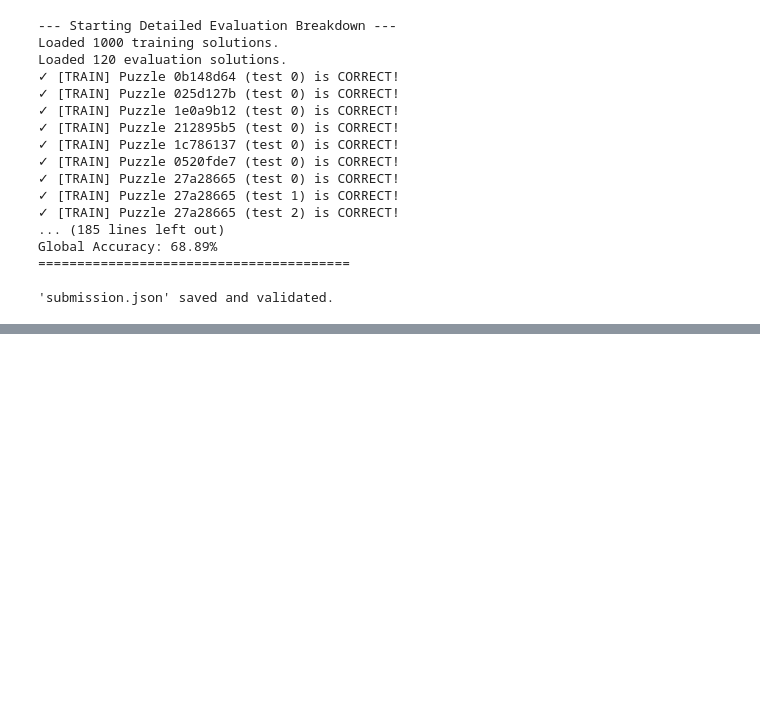
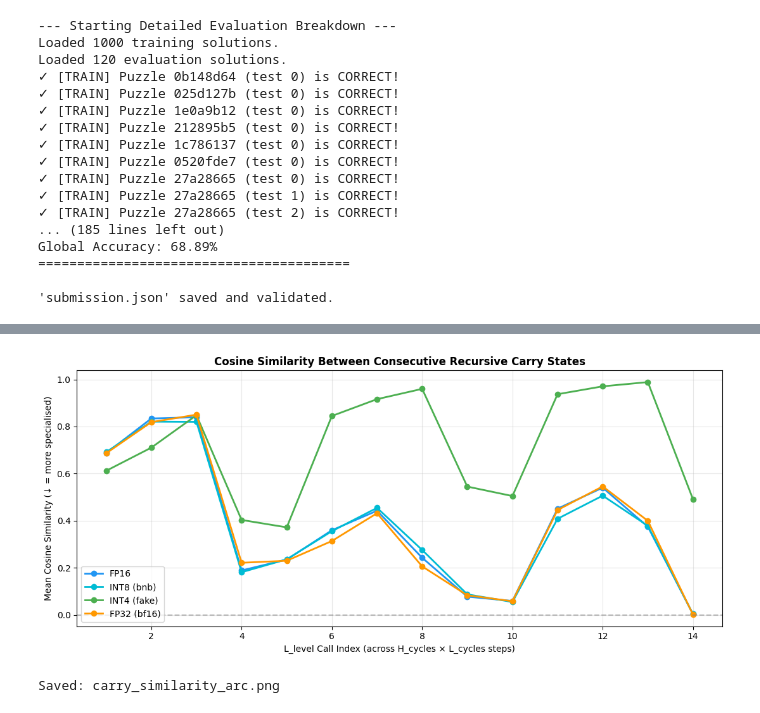
Before and after one commit to Seqaeon/EdgeTRM, a Jupyter notebook: edge-trm-copy.ipynb, the cells around one changed output, grey strips where cells are left out. Drawn from its saved outputs; the diff is of its cells as text; code cells hidden in the pictures; blank space fills up the shorter version.

```diff
--- a/edge-trm-copy.ipynb
+++ b/edge-trm-copy.ipynb
@@ -1263,0 +1845,43 @@ checkpoints/Arc2test-aug-128-ACT-torch/TinyRecursiveReasoningModel_ACTV1 interes
+# %%
+# ── 7.2  Compare carry similarity across quantization variants ────────────────
+sim_results = {}
+
+if train_loader is not None and variants:
+    # Compare a subset of variants (GPU ones — CPU INT8 is too slow for this)
+    sim_targets = {k: v for k, v in variants.items()
+                   if v[1] != "cpu"}  # skip CPU variants
+    if not sim_targets:
+        sim_targets = dict(list(variants.items())[:2])  # fallback: first two
+
+    for vname, (vm, dev) in sim_targets.items():
+        print(f"Collecting carry similarities for {vname} on {dev}...")
+        try:
+            sims = collect_carry_similarities(vm, train_loader, device=dev, n_batches=3)
+            sim_results[vname] = sims
+            if sims:
+                print(f"  {vname}: {len(sims)} L_level calls, mean sim = {np.mean(sims):.4f}")
+        except Exception as e:
+            print(f"  [WARN] {vname}: {e}")
+            sim_results[vname] = []
+else:
+    print("[SKIP] variants or train_loader not available.")
+
+# Plot
+if any(v for v in sim_results.values()):
+    palette = ["#2196F3", "#00BCD4", "#4CAF50", "#FF9800", "#FF5722"]
+    fig, ax = plt.subplots(figsize=(11, 5))
+    for (vname, sims), color in zip(sim_results.items(), palette):
+        if sims:
+            ax.plot(range(1, len(sims)+1), sims, marker="o",
+                    label=vname, color=color, lw=2)
+    ax.axhline(0, ls="--", color="gray", alpha=0.5)
+    ax.set_title("Cosine Similarity Between Consecutive Recursive Carry States",
+                 fontsize=12, fontweight="bold")
+    ax.set_xlabel("L_level Call Index (across H_cycles × L_cycles steps)")
+    ax.set_ylabel("Mean Cosine Similarity (↓ = more specialised)")
+    ax.legend(); ax.grid(True, alpha=0.3)
+    plt.tight_layout()
+    plt.savefig("carry_similarity_arc.png", dpi=150, bbox_inches="tight")
+    plt.show()
+    print("Saved: carry_similarity_arc.png")
+# %% [output]
@@ -1263,0 +1896,2 @@ checkpoints/Arc2test-aug-128-ACT-torch/TinyRecursiveReasoningModel_ACTV1 interes
+[figure, added]
+Saved: carry_similarity_arc.png
```
Also changed, not shown: parts of 55 cells of this notebook, 17 other files.
